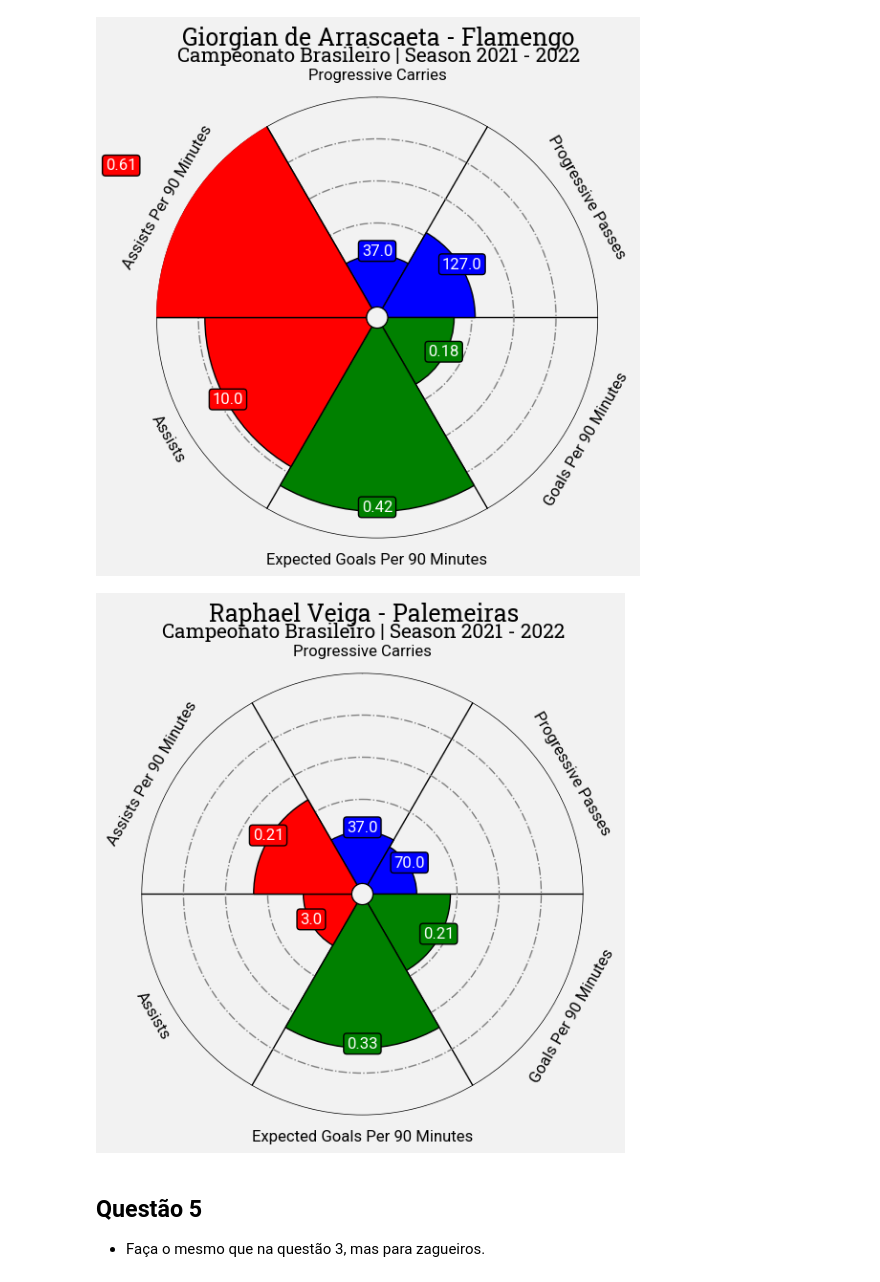
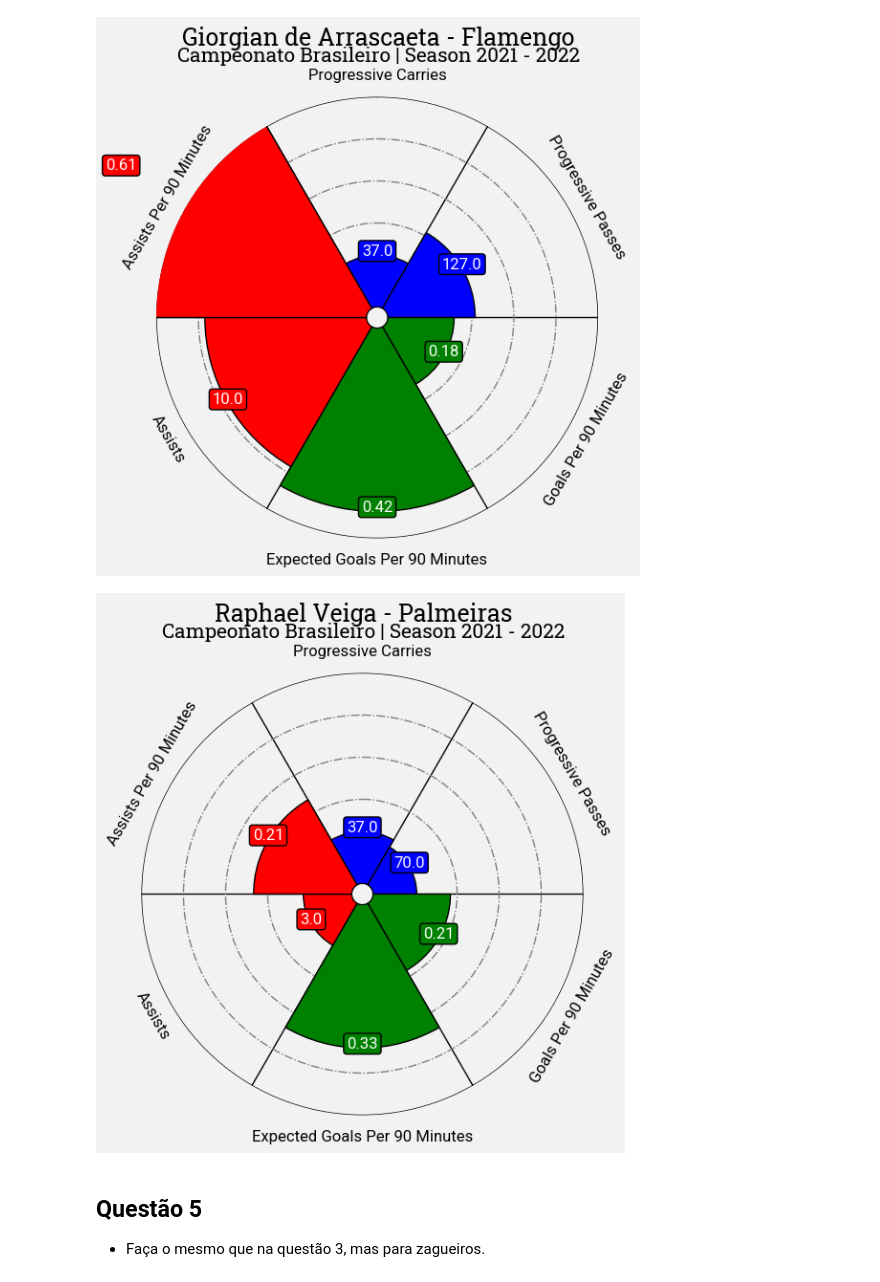
Before and after one commit to lframosferreira/soccer-analytics-notebooks, a Jupyter notebook: atv02/ativ_2.ipynb, the cells around one changed output. Saved outputs shown, nothing was run; the diff lists cells and outputs as text; code cells hidden in the pictures.

```diff
--- a/atv02/ativ_2.ipynb
+++ b/atv02/ativ_2.ipynb
@@ -656,35 +646,35 @@ fig, ax = baker.make_pizza(
         fontproperties=font_normal.prop, va="center"
     ),                   # values to be used when adding parameter
     kwargs_values=dict(
         color="#000000", fontsize=12,
         fontproperties=font_normal.prop, zorder=3,
         bbox=dict(
             edgecolor="#000000", facecolor="cornflowerblue",
             boxstyle="round,pad=0.2", lw=1
         )
     )                    # values to be used when adding parameter-values
 )
 
 #putting text
 texts = baker.get_value_texts()
 for i, text in enumerate(texts):
     text.set_text(str(values[i]))
 # add title
 fig.text(
-    0.515, 0.97, "Raphael Veiga - Palemeiras", size=18,
+    0.515, 0.97, "Raphael Veiga - Palmeiras", size=18,
     ha="center", fontproperties=font_bold.prop, color="#000000"
 )
 
 # add subtitle
 fig.text(
     0.515, 0.942,
     "Campeonato Brasileiro | Season 2021 - 2022",
     size=15,
     ha="center", fontproperties=font_bold.prop, color="#000000"
 )
 plt.show()
 # %% [output]
-[figure, old version]
+[figure, new version]
 # %% [markdown]
 ## Questão 5
 - Faça o mesmo que na questão 3, mas para zagueiros.
```
Also changed, not shown: parts of 12 cells of this notebook, 2 other files.
